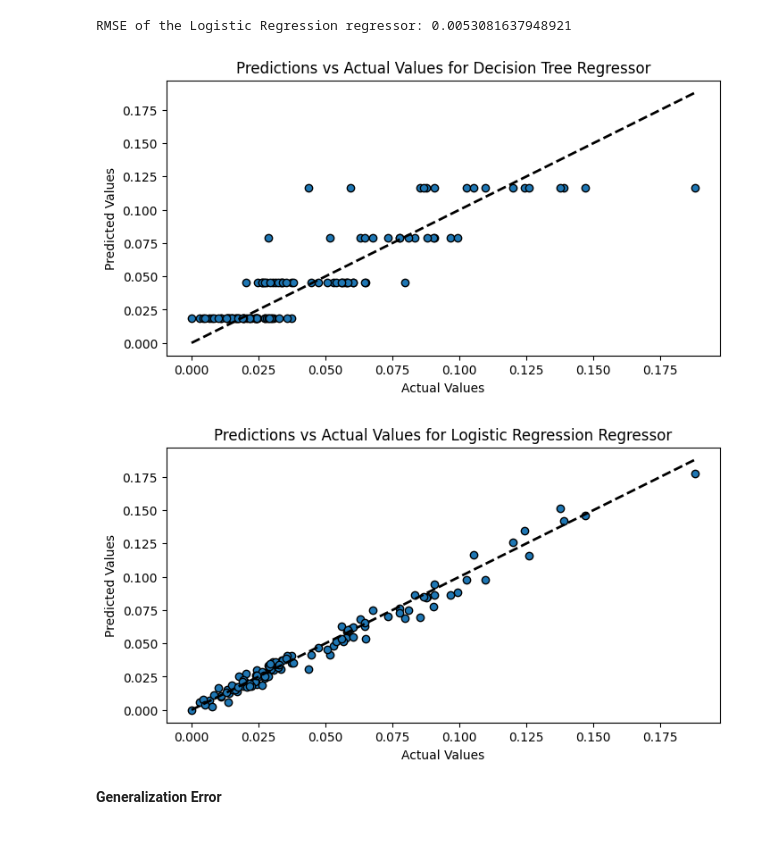
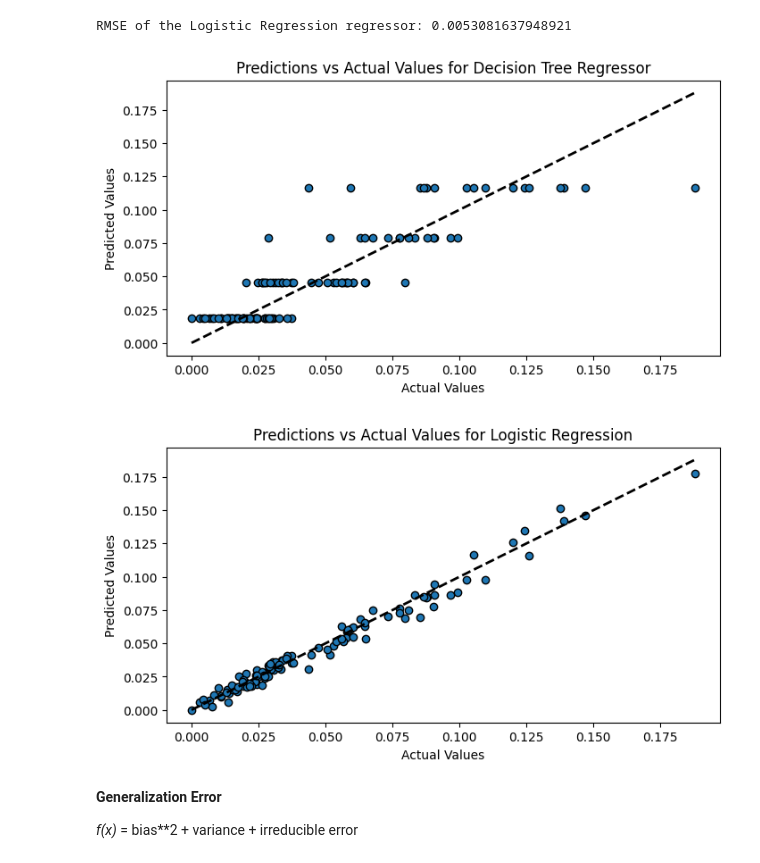
Before and after one commit to SyusufWaliyyi/Machine_Learning_Models, a Jupyter notebook: Decision_Tree/Breast_Cancer_Modelling.ipynb, the cells around one changed output. Saved outputs shown, nothing was run; the diff lists cells and outputs as text; code cells hidden in the pictures.

```diff
--- a/Decision_Tree/Breast_Cancer_Modelling.ipynb
+++ b/Decision_Tree/Breast_Cancer_Modelling.ipynb
@@ -260,27 +260,29 @@ RMSE of the Logistic Regression regressor: 0.0053081637948921
 # %%
 # plot the predictions vs actual values
 plt.figure(figsize=(8, 4))
 plt.scatter(y_test_dt, y_pred_dt, edgecolors=(0, 0, 0))
 
 # plot the line of equality
 plt.plot([y_test_dt.min(), y_test_dt.max()], [y_test_dt.min(), y_test_dt.max()], 'k--', lw=2)
 plt.xlabel('Actual Values')
 plt.ylabel('Predicted Values')
 plt.title('Predictions vs Actual Values for Decision Tree Regressor')
 plt.show()
 
 # plot the predictions vs actual values for Logistic Regression
 plt.figure(figsize=(8, 4))
 plt.scatter(y_test_dt, y_pred_log, edgecolors=(0, 0, 0))
 
 # plot the line of equality
 plt.plot([y_test_dt.min(), y_test_dt.max()], [y_test_dt.min(), y_test_dt.max()], 'k--', lw=2)
 plt.xlabel('Actual Values')
 plt.ylabel('Predicted Values')
-plt.title('Predictions vs Actual Values for Logistic Regression Regressor')
+plt.title('Predictions vs Actual Values for Logistic Regression')
 plt.show()
 # %% [output]
 [figure]
-[figure, old version]
+[figure, new version]
 # %% [markdown]
 __Generalization Error__
+
+_f(x)_ = bias**2 + variance + irreducible error
```
Also changed, not shown: parts of 2 cells of this notebook, 8 other files.
